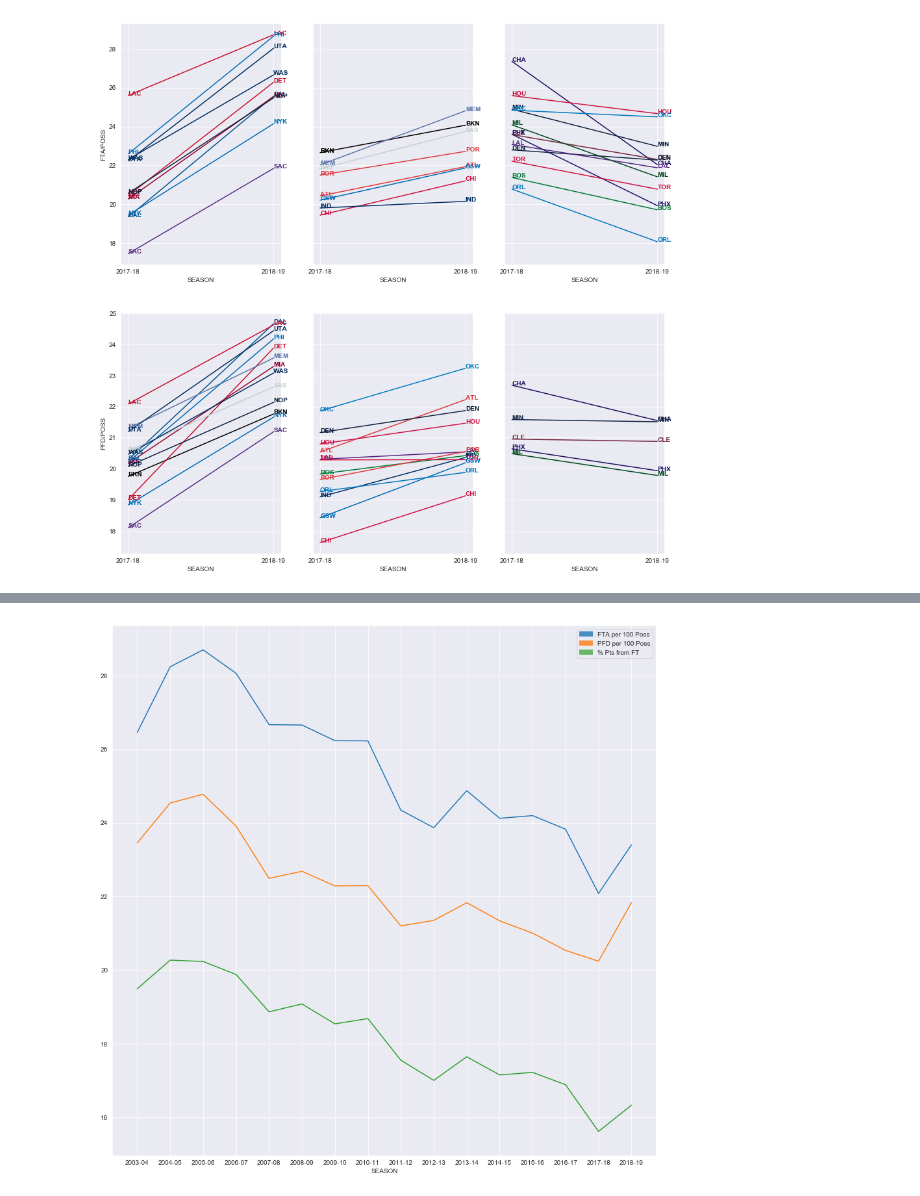
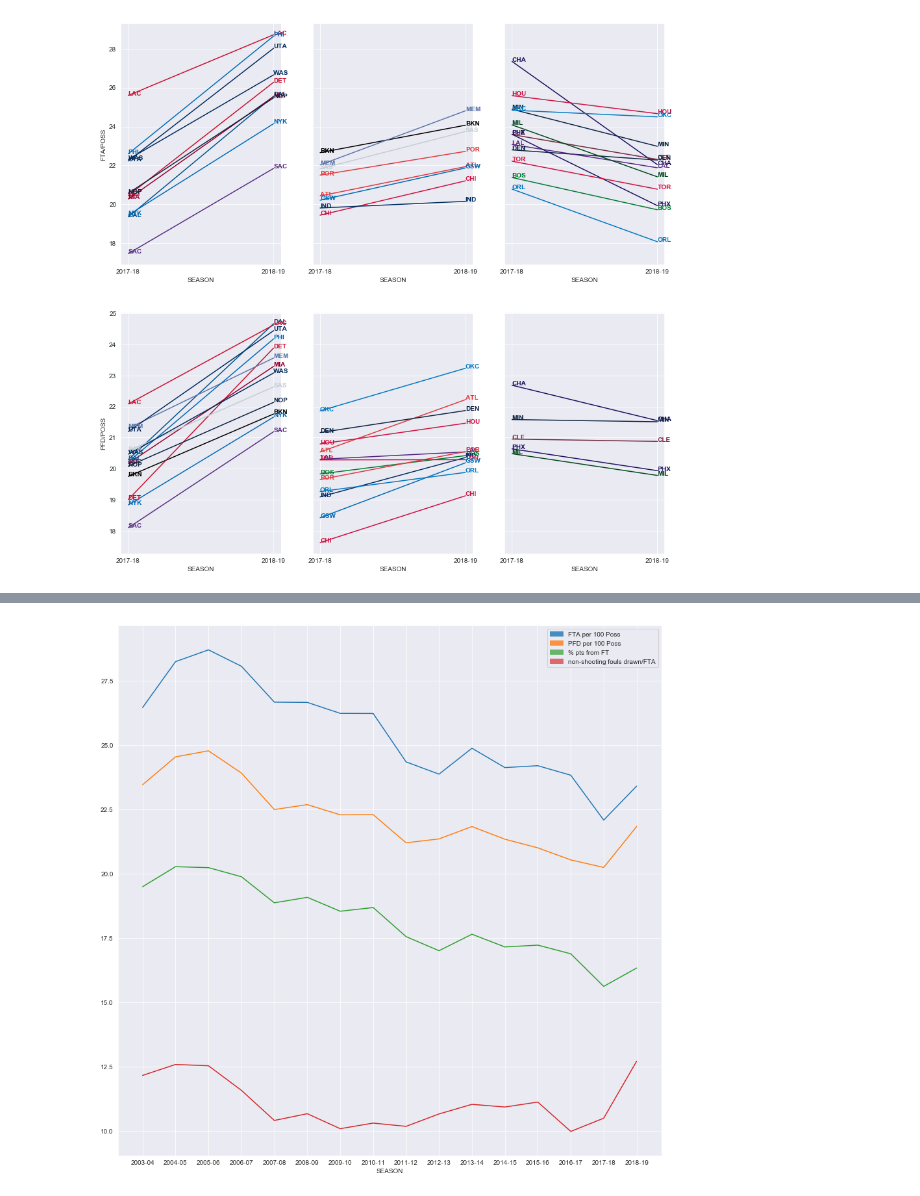
Before and after one commit to scottyla19/nylon, a Jupyter notebook: fouls/freedom of movement.ipynb, the cells around one changed output, grey strips where cells are left out. Saved outputs shown, nothing was run; the diff lists cells and outputs as text; code cells hidden in the pictures.

Commit message:
updated fouls with nsfd/fta

```diff
--- a/fouls/freedom of movement.ipynb
+++ b/fouls/freedom of movement.ipynb
@@ -229,5 +229,22 @@ plt.savefig('Team-FTA-PFD-change-2018-19.png',bbox_inches='tight')
 # %%
 yearAvg = df.groupby("SEASON", as_index=False).mean()
 yearAvg.rename(columns={yearAvg.columns[5]: "FTM/PTS"}, inplace=True)
+yearAvg['NSFD/FTA'] = [0.1216271082,
+0.1258729677,
+0.1253713055,
+0.1158270407,
+0.1041284228,
+0.1067529628,
+0.1009290467,
+0.1031062662,
+0.1018336361,
+0.1066556801,
+0.1103852589,
+0.1093503037,
+0.1112705708,
+0.09986619466,
+0.1049997266,
+0.1271379169]
+yearAvg['NSFD/FTA'] = yearAvg['NSFD/FTA']*100
 yearAvg.head()
 # %% [output]
@@ -240,23 +257,25 @@ yearAvg.head()
 # %%
 fig, axs = plt.subplots()
 sns.lineplot(x='SEASON', y='FTA/POSS', data=yearAvg, ax=axs, legend=False)
 
 sns.lineplot(x='SEASON', y='PFD/POSS', data=yearAvg, ax=axs, legend=False)
 sns.lineplot(x='SEASON', y='FTM/PTS', data=yearAvg, ax=axs, legend=False)
+sns.lineplot(x='SEASON', y='NSFD/FTA', data=yearAvg, ax=axs, legend=False)
 axs.set_ylabel('')
 import matplotlib.patches as mpatches
 
 
 fta = mpatches.Patch(color='#478dbf', label='FTA per 100 Poss')
 PFD = mpatches.Patch(color='#fc9240', label='PFD per 100 Poss')
-percFT = mpatches.Patch(color='#69b66b', label='% Pts from FT')
-plt.legend(handles=[fta, PFD, percFT])
+percFT = mpatches.Patch(color='#69b66b', label='% pts from FT')
+nsfdRatio = mpatches.Patch(color='#dd696a', label='non-shooting fouls drawn/FTA')
+plt.legend(handles=[fta, PFD, percFT, nsfdRatio])
 
 fig.set_figheight(15)
 fig.set_figwidth(15)
 plt.savefig('NBA-FT-PFD-03-19.png',bbox_inches='tight')
 # %% [output]
-[figure, old version]
+[figure, new version]
 # %%
 from scipy.stats import ttest_ind
 
```
Also changed, not shown: parts of 1 cell of this notebook, 1 other file.
